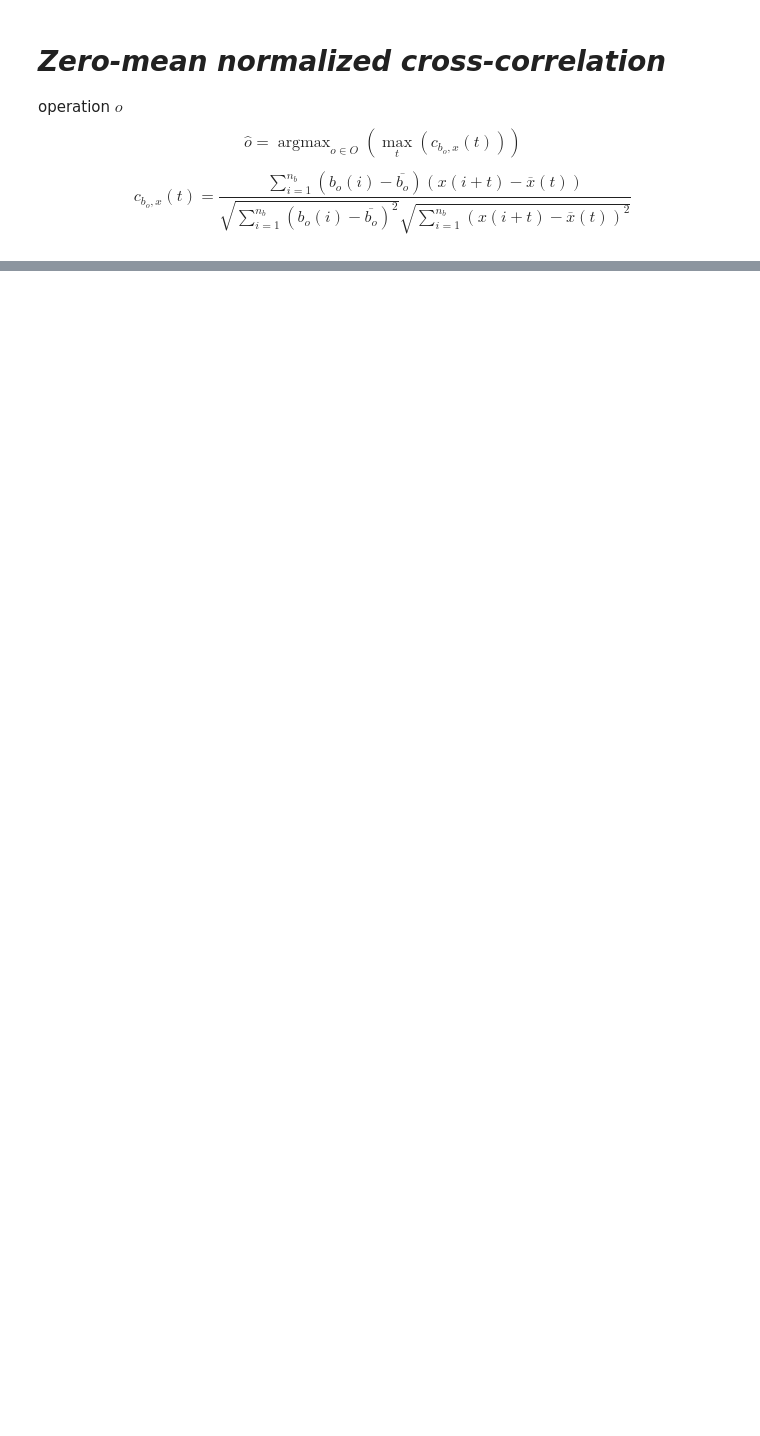
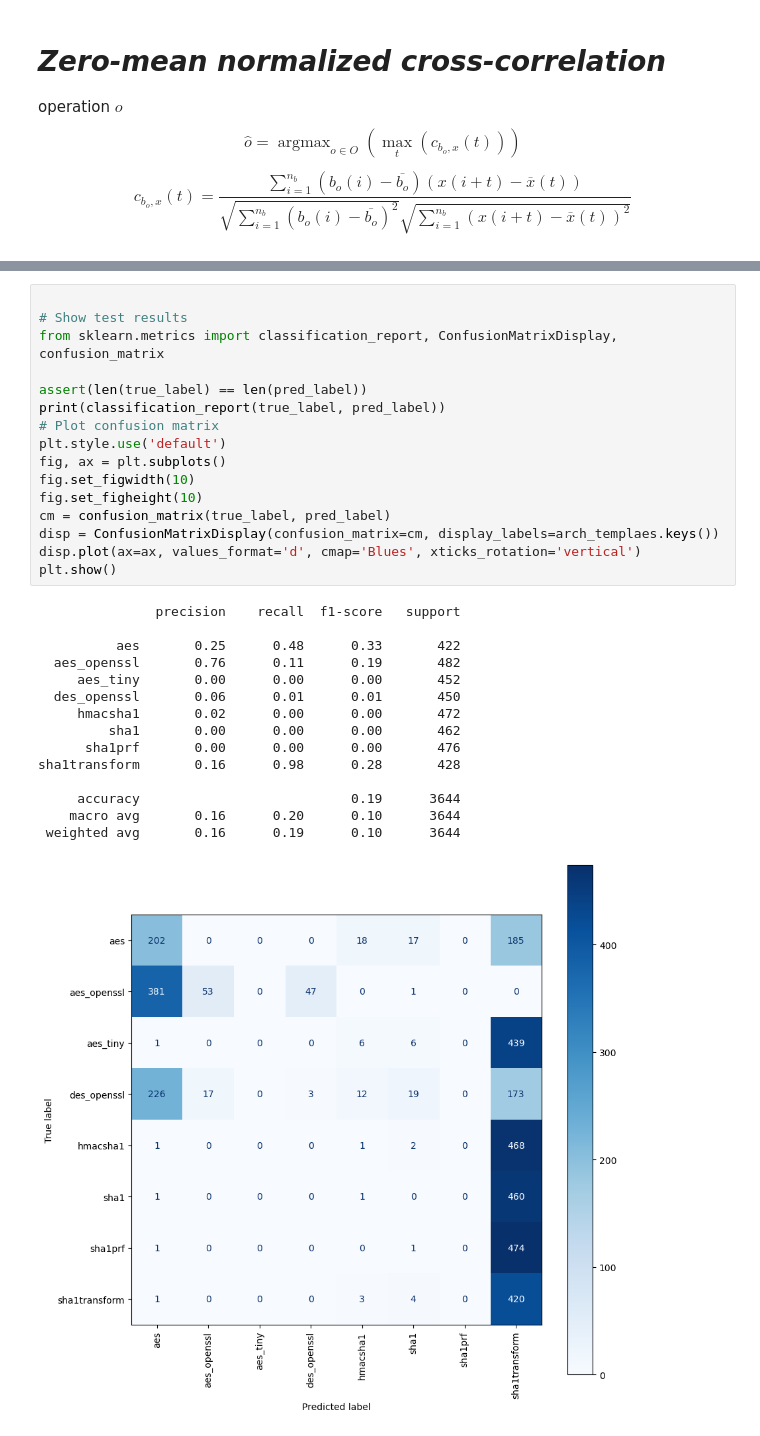
Before and after one commit to KickaStone/em-op-extract, a Jupyter notebook: template_matching.ipynb, the cells around one changed output, grey strips where cells are left out. Drawn from its saved outputs; the diff is of its cells as text; blank space fills up the shorter version.

Commit message:
Refactor model loading and testing, add confusion matrix

```diff
--- a/template_matching.ipynb
+++ b/template_matching.ipynb
@@ -152,0 +290,32 @@ for i, file in enumerate(dataset_files):
+# %%
+
+# Show test results
+from sklearn.metrics import classification_report, ConfusionMatrixDisplay, confusion_matrix
+
+assert(len(true_label) == len(pred_label))
+print(classification_report(true_label, pred_label))
+# Plot confusion matrix
+plt.style.use('default')
+fig, ax = plt.subplots()
+fig.set_figwidth(10)
+fig.set_figheight(10)
+cm = confusion_matrix(true_label, pred_label)
+disp = ConfusionMatrixDisplay(confusion_matrix=cm, display_labels=arch_templaes.keys())
+disp.plot(ax=ax, values_format='d', cmap='Blues', xticks_rotation='vertical')
+plt.show()
+# %% [output]
+               precision    recall  f1-score   support
+
+          aes       0.25      0.48      0.33       422
+  aes_openssl       0.76      0.11      0.19       482
+     aes_tiny       0.00      0.00      0.00       452
+  des_openssl       0.06      0.01      0.01       450
+     hmacsha1       0.02      0.00      0.00       472
+         sha1       0.00      0.00      0.00       462
+      sha1prf       0.00      0.00      0.00       476
+sha1transform       0.16      0.98      0.28       428
+
+     accuracy                           0.19      3644
+    macro avg       0.16      0.20      0.10      3644
+ weighted avg       0.16      0.19      0.10      3644
+[figure, added]
```
Also changed, not shown: parts of 13 cells of this notebook.
